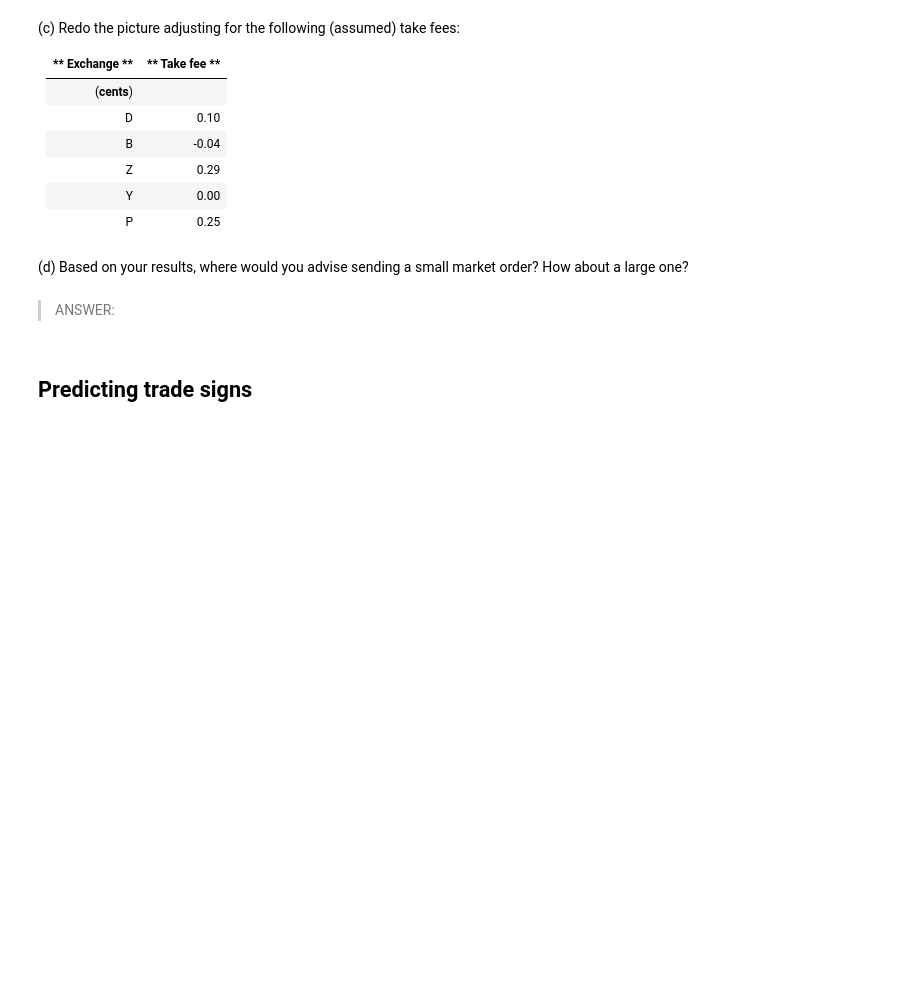
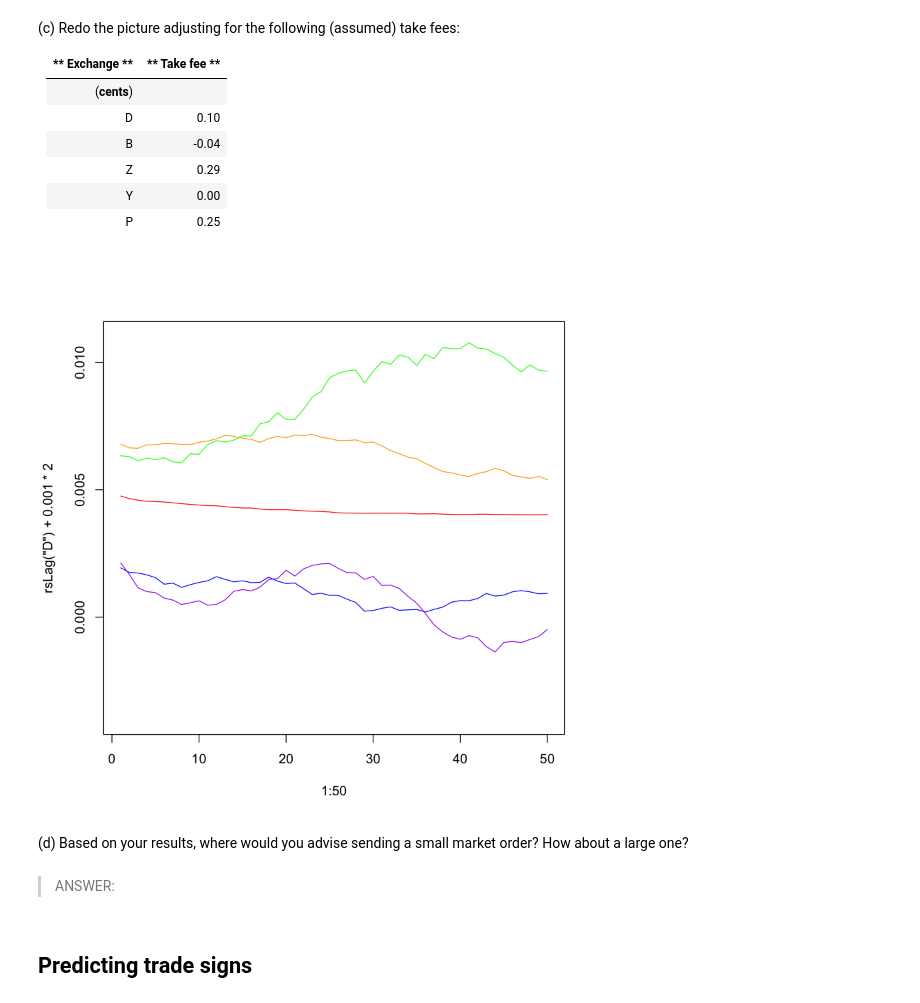
Before and after one commit to ddyuewang/microstructure_assignments, a Jupyter notebook: 9879HW04_Spring2016.ipynb, the cells around one changed output. Cells and saved outputs as stored; diff of their text form; code cells hidden in the pictures; blank space fills up the shorter version.

```diff
--- a/9879HW04_Spring2016.ipynb
+++ b/9879HW04_Spring2016.ipynb
@@ -240,17 +227,17 @@ Z | 0.29
 Y | 0.00
 P | 0.25
 # %%
-plot(x=1:50,y=rsLagD+0.001*2,col="red",type="l",xlab=expression(tau), ylab = "Realized spread", ylim=c(-0.003, 0.012))
-lines(x=1:50,y=rsLagB-0.0004*2,col="blue")
-lines(x=1:50,y=rsLagZ+0.0029*2,col="orange")
-lines(x=1:50,y=rsLagY,col="purple")
-lines(x=1:50,y=rsLagP+0.0025*2,col="green")
+plot(1:50,rsLag('D')+0.001*2,col="red",ylim=c(-0.004, 0.011),type="l")
+lines(1:50,rsLag('B')-0.0004*2,col="blue")
+lines(1:50,rsLag('Z')+0.0029*2,col="orange")
+lines(1:50,rsLag('Y'),col="purple")
+lines(1:50,rsLag('P')+0.0025*2,col="green")
+# %% [output]
+[figure, added]
 # %% [markdown]
 (d) Based on your results, where would you advise sending a small market order?  How about a large one?
 # %% [markdown]
 >ANSWER:
-
->
 # %% [markdown]
 ## Predicting trade signs
 # %% [markdown]
```
Also changed, not shown: parts of 2 cells of this notebook.
